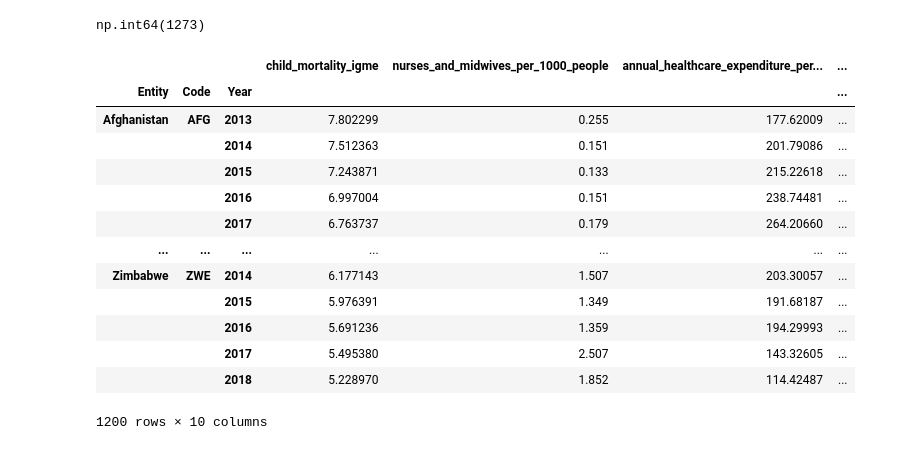
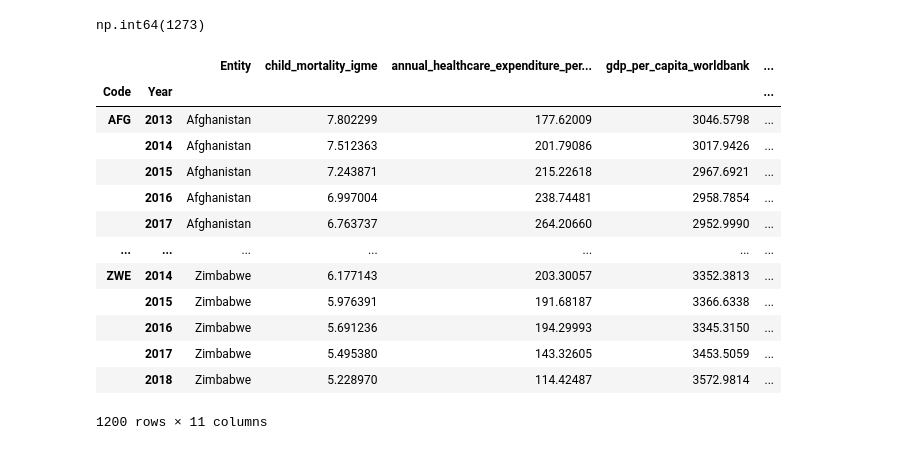
Before and after one commit to HamzahFayad/master_thesis_child_mortality, a Jupyter notebook: 01_notebooks/0_data_overview.ipynb, the cells around one changed output. Saved outputs shown, nothing was run; the diff lists cells and outputs as text; code cells hidden in the pictures.

Commit message:
first insights + visualizations + load&merge function

```diff
--- a/01_notebooks/0_data_overview.ipynb
+++ b/01_notebooks/0_data_overview.ipynb
@@ -5,15 +5,16 @@ import os
 # %%
 PATH = "../00_data/0_raw/"
 all_files = [f for f in os.listdir(PATH)] #get all file names
+sorted_files = sorted(os.listdir(PATH))
 
 #use file names as column names for later
 def new_col_names(name):
     #print(os.path.basename(name).split('.')[0].replace('-', '_'))
     return os.path.basename(name).split('.')[0].replace('-', '_')
 
-#make label u5mr first
-label_file = all_files.pop(5)
-all_files.insert(0, label_file)
+#make label u5mr first (child-mortality at position 1)
+label_file = sorted_files.pop(1)
+sorted_files.insert(0, label_file)
 # %%
 big_df = None
 joins = ['Entity', 'Code', 'Year']
@@ -22,7 +23,7 @@ EXCLUDE_NO_COUNTRIES = ["Africa", "Asia", "Europe", "European Union (27)", "High
                       "North America", "Oceania", "South America", "Upper-middle-income countries", "World"]
 
 #change column names and add as columns to df
-for name in all_files:
+for name in sorted_files:
     cols_names = new_col_names(name)
 
     df = pd.read_csv(os.path.join(PATH, name), usecols=[0, 1, 2, 3])
@@ -105,27 +107,21 @@ df_main_period.isna().sum().sum()
 # %% [output]
 np.int64(1273)
 # %%
-#u5mr_df = pd.read_csv("../00_data/0_raw/child-mortality-igme.csv")
-#u5mr_df.head()
-big_df.head(200)
-non_countries = big_df.copy()
-#non_countries = non_countries[non_countries.index.get_level_values(0).str.contains('\(')]
-#non_countries.head(500)
-#non_countries.index.levels[0].to_list()
-#print(non_countries.index.levels[0])
+#turn Entity into col
+df_main_period = df_main_period.reset_index(level=0)
 df_main_period
 # %% [output]
-|  |  |  | child_mortality_igme | nurses_and_midwives_per_1000_people | annual_healthcare_expenditure_per... | ... |
-| Entity | Code | Year |  |  |  | ... |
-| Afghanistan | AFG | 2013 | 7.802299 | 0.255 | 177.62009 | ... |
-|  |  | 2014 | 7.512363 | 0.151 | 201.79086 | ... |
-|  |  | 2015 | 7.243871 | 0.133 | 215.22618 | ... |
-|  |  | 2016 | 6.997004 | 0.151 | 238.74481 | ... |
-|  |  | 2017 | 6.763737 | 0.179 | 264.20660 | ... |
+|  |  | Entity | child_mortality_igme | annual_healthcare_expenditure_per... | gdp_per_capita_worldbank | ... |
+| Code | Year |  |  |  |  | ... |
+| AFG | 2013 | Afghanistan | 7.802299 | 177.62009 | 3046.5798 | ... |
+|  | 2014 | Afghanistan | 7.512363 | 201.79086 | 3017.9426 | ... |
+|  | 2015 | Afghanistan | 7.243871 | 215.22618 | 2967.6921 | ... |
+|  | 2016 | Afghanistan | 6.997004 | 238.74481 | 2958.7854 | ... |
+|  | 2017 | Afghanistan | 6.763737 | 264.20660 | 2952.9990 | ... |
 | ... | ... | ... | ... | ... | ... | ... |
-| Zimbabwe | ZWE | 2014 | 6.177143 | 1.507 | 203.30057 | ... |
-|  |  | 2015 | 5.976391 | 1.349 | 191.68187 | ... |
-|  |  | 2016 | 5.691236 | 1.359 | 194.29993 | ... |
-|  |  | 2017 | 5.495380 | 2.507 | 143.32605 | ... |
-|  |  | 2018 | 5.228970 | 1.852 | 114.42487 | ... |
+| ZWE | 2014 | Zimbabwe | 6.177143 | 203.30057 | 3352.3813 | ... |
+|  | 2015 | Zimbabwe | 5.976391 | 191.68187 | 3366.6338 | ... |
+|  | 2016 | Zimbabwe | 5.691236 | 194.29993 | 3345.3150 | ... |
+|  | 2017 | Zimbabwe | 5.495380 | 143.32605 | 3453.5059 | ... |
+|  | 2018 | Zimbabwe | 5.228970 | 114.42487 | 3572.9814 | ... |
-1200 rows × 10 columns
+1200 rows × 11 columns
```
Also changed, not shown: parts of 8 cells of this notebook, 2 other files.
